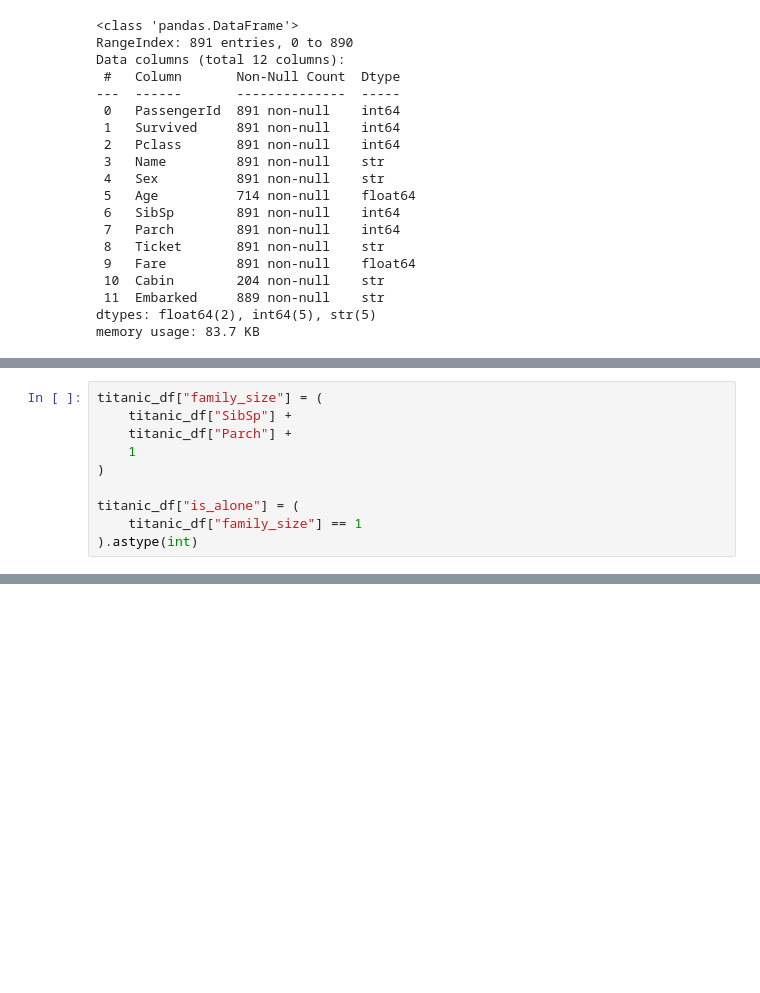
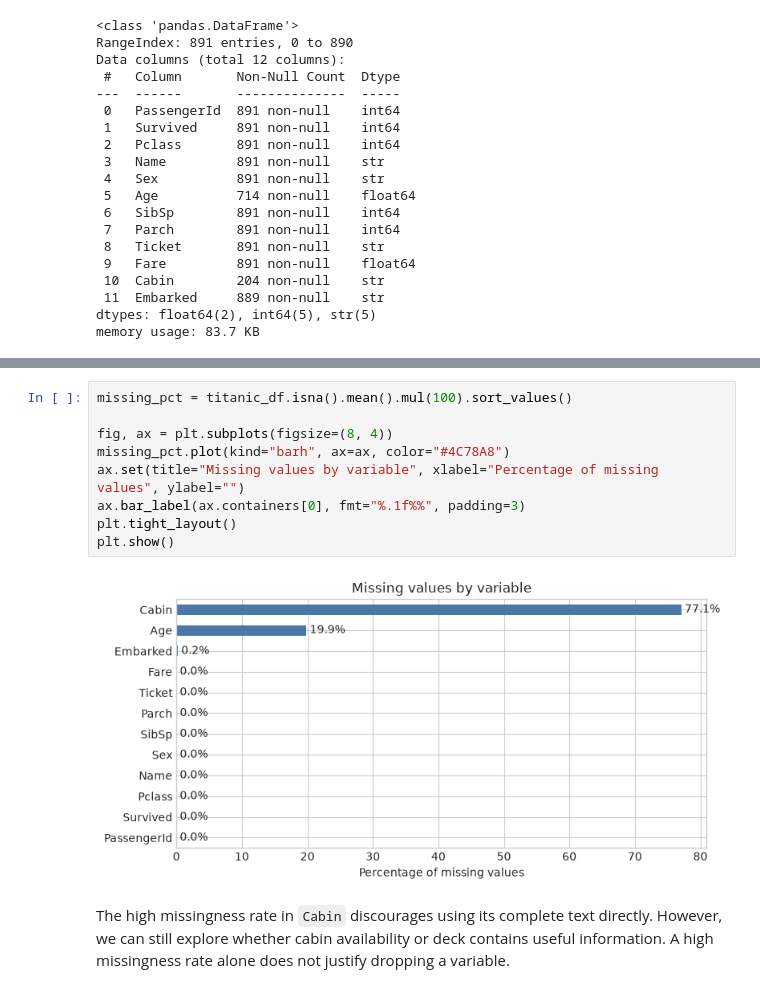
Before and after one commit to errodd/titanic_ml_solution, a Jupyter notebook: notebooks/01_eda.ipynb, the cells around one changed output, grey strips where cells are left out. Drawn from its saved outputs; the diff is of its cells as text; blank space fills up the shorter version.

```diff
--- a/notebooks/01_eda.ipynb
+++ b/notebooks/01_eda.ipynb
@@ -383,10 +102,0 @@ This confirms:
-# %%
-titanic_df["family_size"] = (
-    titanic_df["SibSp"] +
-    titanic_df["Parch"] +
-    1
-)
-
-titanic_df["is_alone"] = (
-    titanic_df["family_size"] == 1
-).astype(int)
@@ -733,0 +153,13 @@ but interaction effects should be considered explicitly.
+# %%
+missing_pct = titanic_df.isna().mean().mul(100).sort_values()
+
+fig, ax = plt.subplots(figsize=(8, 4))
+missing_pct.plot(kind="barh", ax=ax, color="#4C78A8")
+ax.set(title="Missing values by variable", xlabel="Percentage of missing values", ylabel="")
+ax.bar_label(ax.containers[0], fmt="%.1f%%", padding=3)
+plt.tight_layout()
+plt.show()
+# %% [output]
+[figure, added]
+# %% [markdown]
+The high missingness rate in `Cabin` discourages using its complete text directly. However, we can still explore whether cabin availability or deck contains useful information. A high missingness rate alone does not justify dropping a variable.
```
Also changed, not shown: parts of 75 cells of this notebook.
